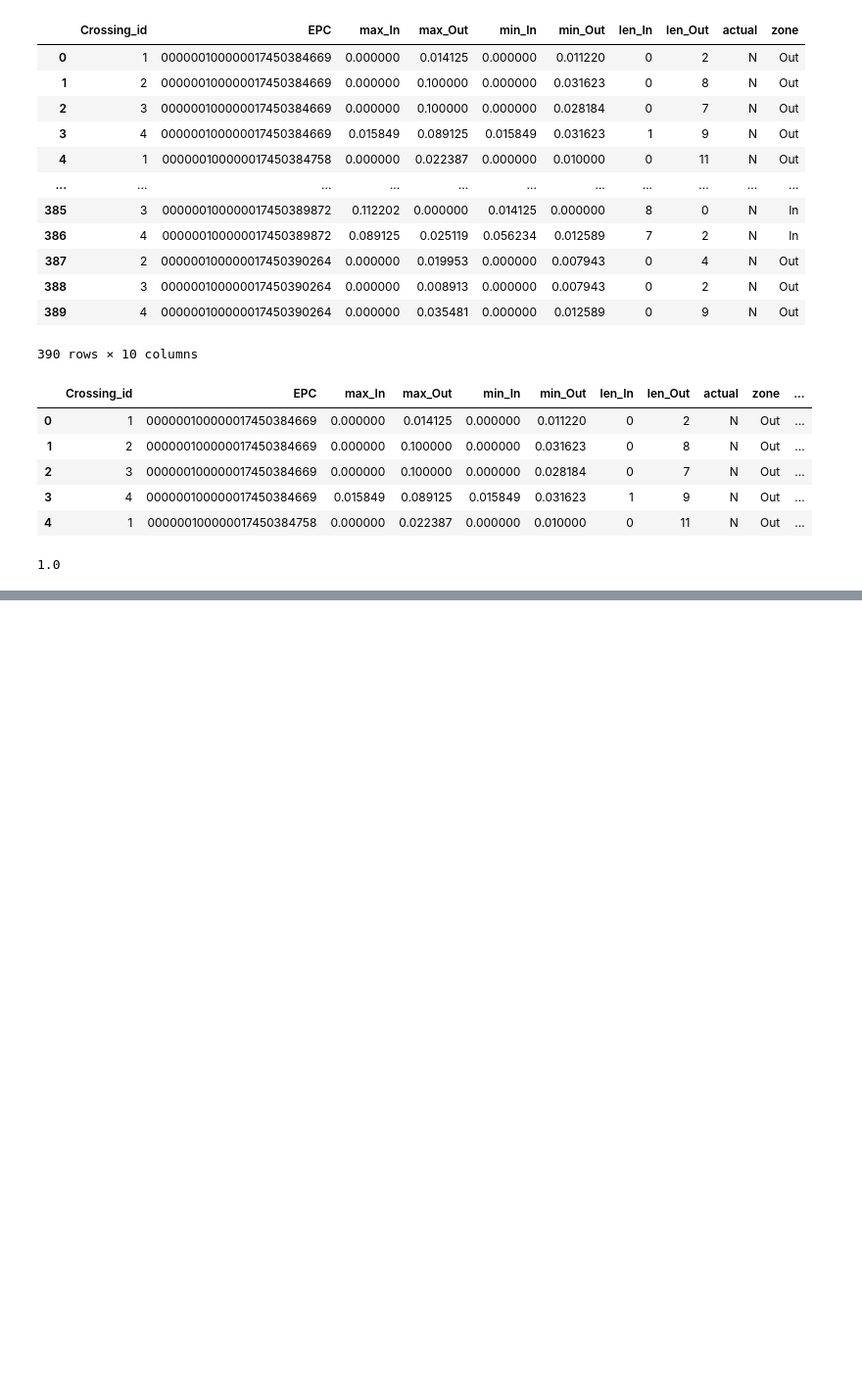
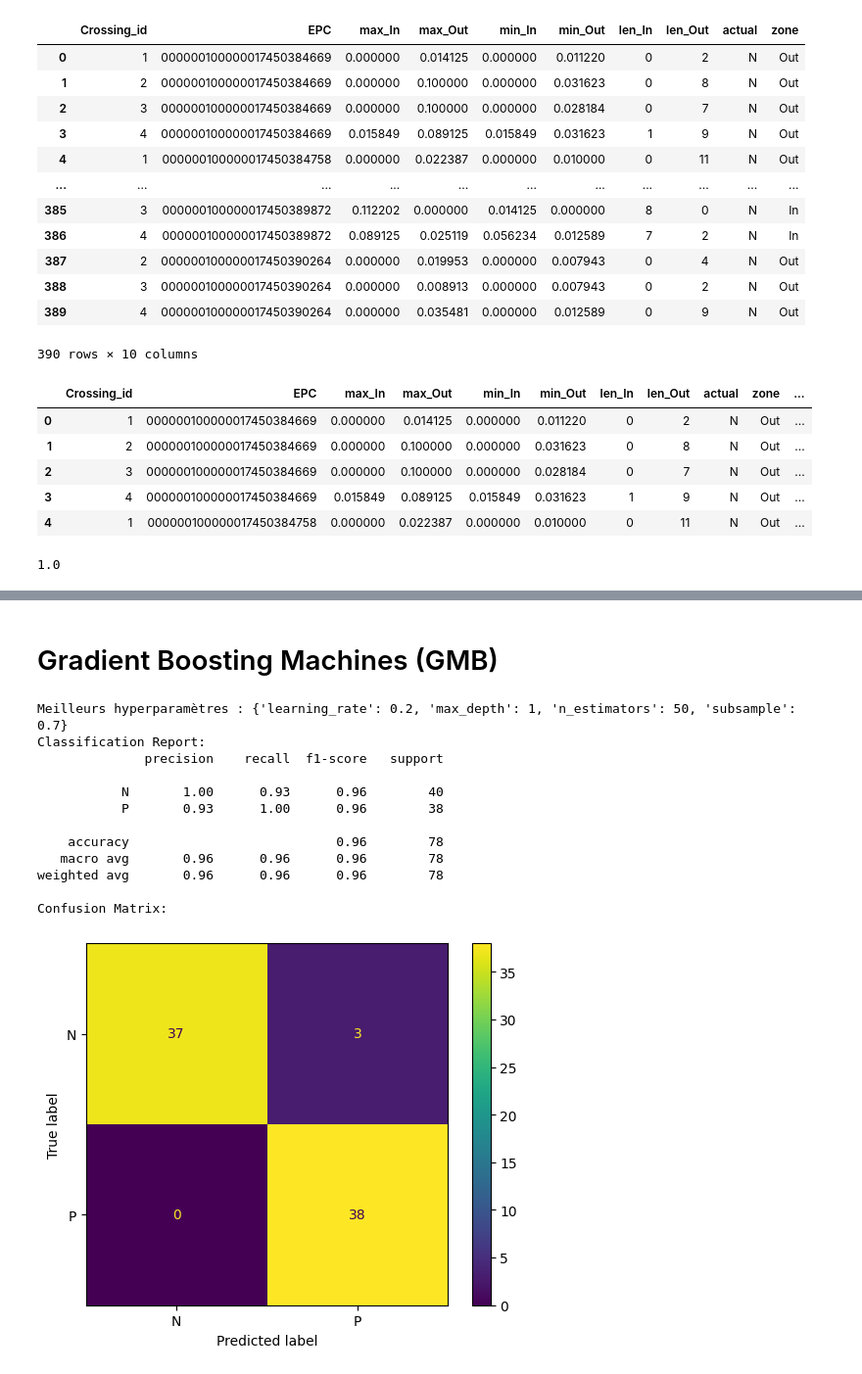
Before and after one commit to gael-mehdi/RFID-analyse-experience-1, a Jupyter notebook: analyse.ipynb, the cells around one changed output, grey strips where cells are left out. Shown at 98% size. Saved outputs shown, nothing was run; the diff lists cells and outputs as text; code cells hidden in the pictures; blank space fills up the shorter version.

```diff
--- a/analyse.ipynb
+++ b/analyse.ipynb
@@ -1128,0 +1201,59 @@ array(['N', 'P', 'P', 'N', 'N', 'P', 'N', 'P', 'N', 'P', 'N', 'P', 'P',
+# %% [markdown]
+# Gradient Boosting Machines (GMB)
+# %%
+from sklearn.ensemble import GradientBoostingClassifier
+from sklearn.model_selection import GridSearchCV
+from sklearn.metrics import classification_report, confusion_matrix, ConfusionMatrixDisplay
+
+# Définir les hyperparamètres à tester
+param_grid = {
+    'n_estimators': [2, 10, 20, 50, 100, 200, 300],
+    'learning_rate': [0.01, 0.02, 0.03, 0.05, 0.1, 0.2, 0.03],
+    'max_depth': list(range(1, 11)),
+    'subsample': [0.5, 0.6, 0.7, 0.8, 0.9, 1.0],
+}
+
+# Initialiser le modèle GBM
+gbm = GradientBoostingClassifier()
+
+# Utiliser GridSearchCV pour trouver les meilleurs hyperparamètres
+grid_search = GridSearchCV(estimator=gbm, param_grid=param_grid, cv=5, scoring='accuracy', n_jobs=-1)
+grid_search.fit(X_train, y_train)
+
+# Meilleurs hyperparamètres
+best_params = grid_search.best_params_
+print(f"Meilleurs hyperparamètres : {best_params}")
+
+# Entraîner le modèle avec les meilleurs hyperparamètres
+best_gbm = grid_search.best_estimator_
+best_gbm.fit(X_train, y_train)
+
+# Prédire les classes pour les données de test
+y_pred_gbm = best_gbm.predict(X_test)
+
+# Ajouter les prédictions au DataFrame ds
+ds["pred_gbm"] = best_gbm.predict(X)
+
+# Évaluation des performances
+print("Classification Report:")
+print(classification_report(y_test, y_pred_gbm))
+
+print("Confusion Matrix:")
+cm_gbm = confusion_matrix(y_test, y_pred_gbm)
+disp_gbm = ConfusionMatrixDisplay(confusion_matrix=cm_gbm, display_labels=best_gbm.classes_)
+disp_gbm.plot()
+plt.show()
+# %% [output]
+Meilleurs hyperparamètres : {'learning_rate': 0.2, 'max_depth': 1, 'n_estimators': 50, 'subsample': 0.7}
+Classification Report:
+              precision    recall  f1-score   support
+
+           N       1.00      0.93      0.96        40
+           P       0.93      1.00      0.96        38
+
+    accuracy                           0.96        78
+   macro avg       0.96      0.96      0.96        78
+weighted avg       0.96      0.96      0.96        78
+
+Confusion Matrix:
+[figure, added]
```
Also changed, not shown: parts of 8 cells of this notebook.
